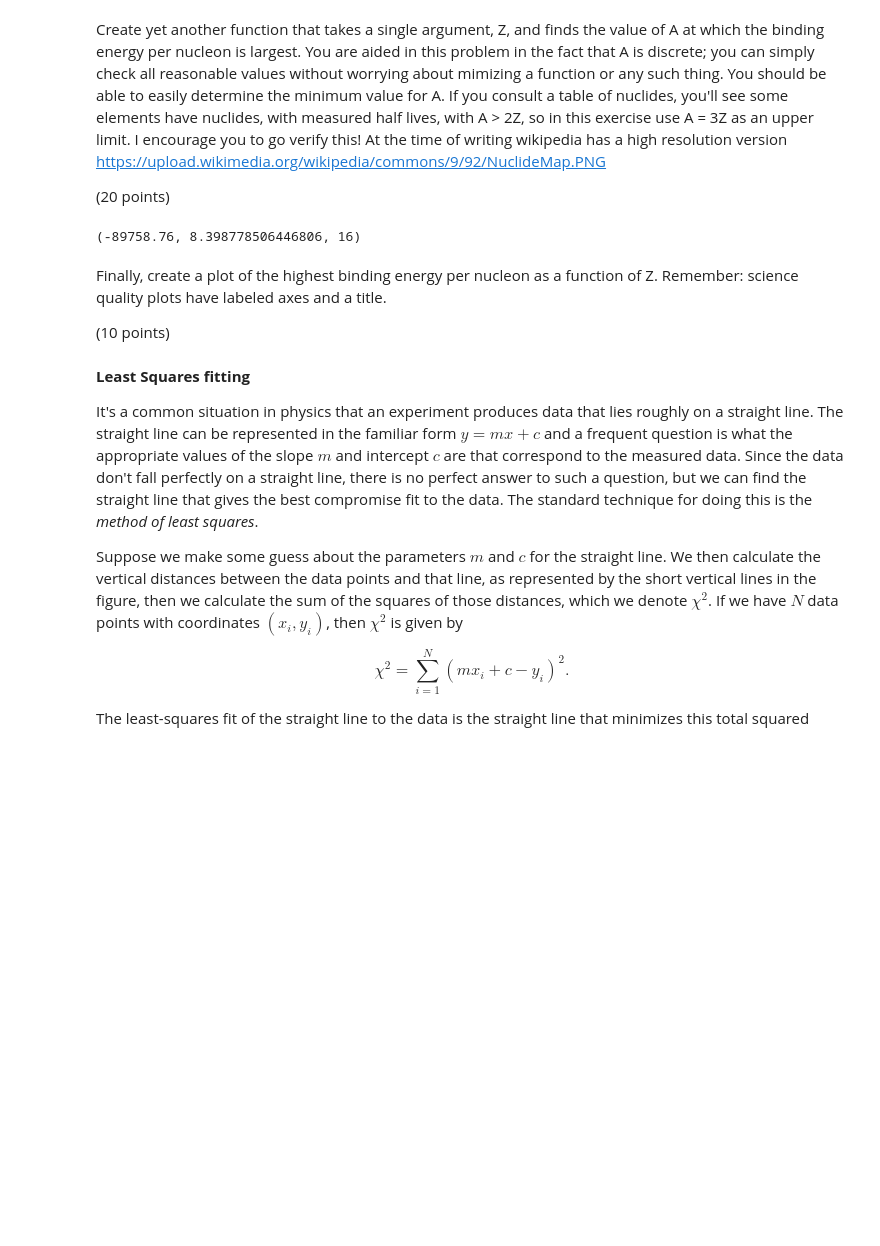
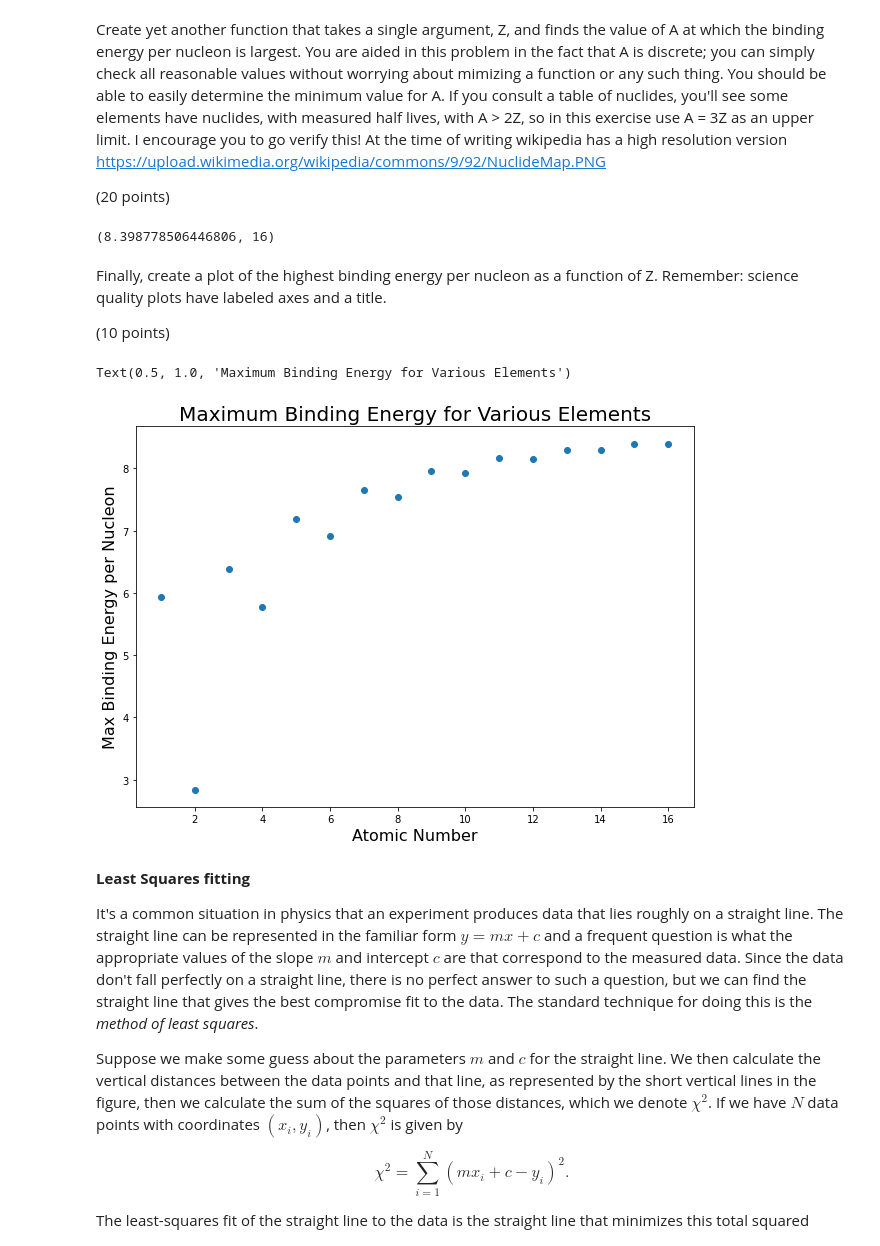
Before and after one commit to GeoffHennessy/Hennessy-Phys50733, a Jupyter notebook: Homework_1/Homework1.ipynb, the cells around one changed output. Cells and saved outputs as stored; diff of their text form; code cells hidden in the pictures; blank space fills up the shorter version.

```diff
--- a/Homework_1/Homework1.ipynb
+++ b/Homework_1/Homework1.ipynb
@@ -70,26 +72,44 @@ Create yet another function that takes a single argument, Z, and finds the value
 (20 points)
 # %%
 # code
-def max_min_A(Z):
+def max_A(Z):
   values = [] #initalizing the list
   for A in range(1,3*Z):
     values.append(binding_energy(A,Z))
 
-
-  minVal = np.min(values)
   maxVal = np.max(values)
 
-  return minVal, maxVal, Z
+  return maxVal, Z
 
-max_min_A(16)
+max_A(16) #test val
 # %% [output]
-(-89758.76, 8.398778506446806, 16)
+(8.398778506446806, 16)
 # %% [markdown]
 Finally, create a plot of the highest binding energy per nucleon as a function of Z. Remember: science quality plots have labeled axes and a title.
 
 (10 points)
 # %%
 # code
+xNums = 16
+xVals = []
+yVals = []
+
+for numbers in range(1,xNums + 1):
+    x, y = max_A(numbers)
+    xVals.append(x)
+    yVals.append(y)
+
+
+fig1 = plt.figure(figsize=(10,7))
+ax1 = fig1.add_subplot(111)
+
+ax1.scatter(yVals,xVals)
+ax1.set_xlabel("Atomic Number", size = 16)
+ax1.set_ylabel("Max Binding Energy per Nucleon", size = 16)
+ax1.set_title("Maximum Binding Energy for Various Elements", size = 20)
+# %% [output]
+Text(0.5, 1.0, 'Maximum Binding Energy for Various Elements')
+[figure, added]
 # %% [markdown]
 **Least Squares fitting**
 
```
Also changed, not shown: parts of 4 cells of this notebook.
